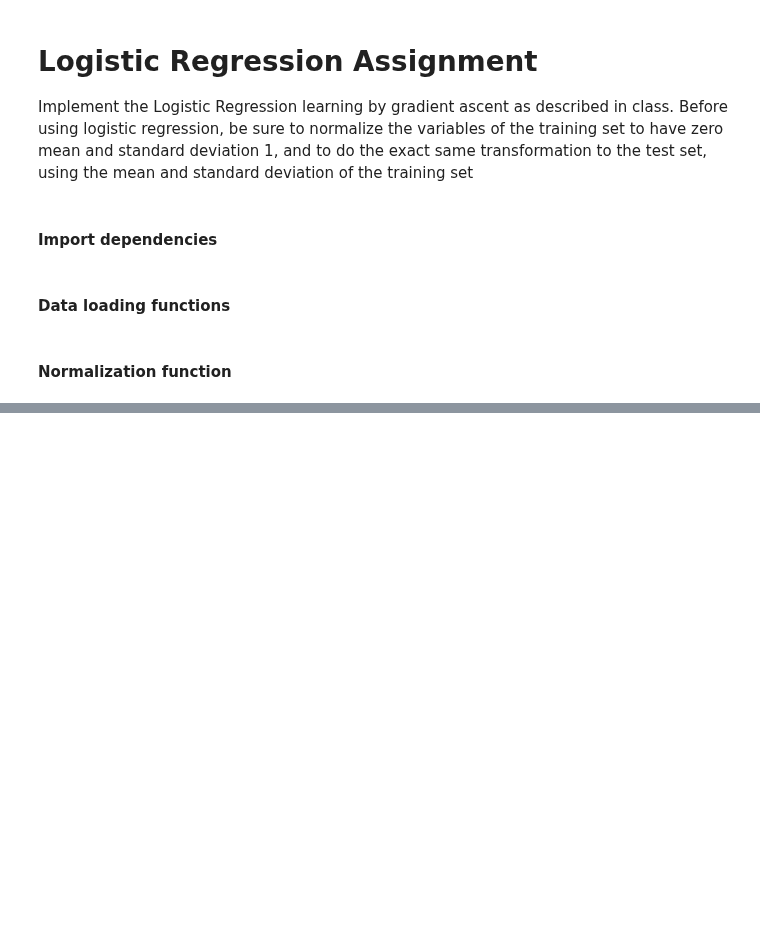
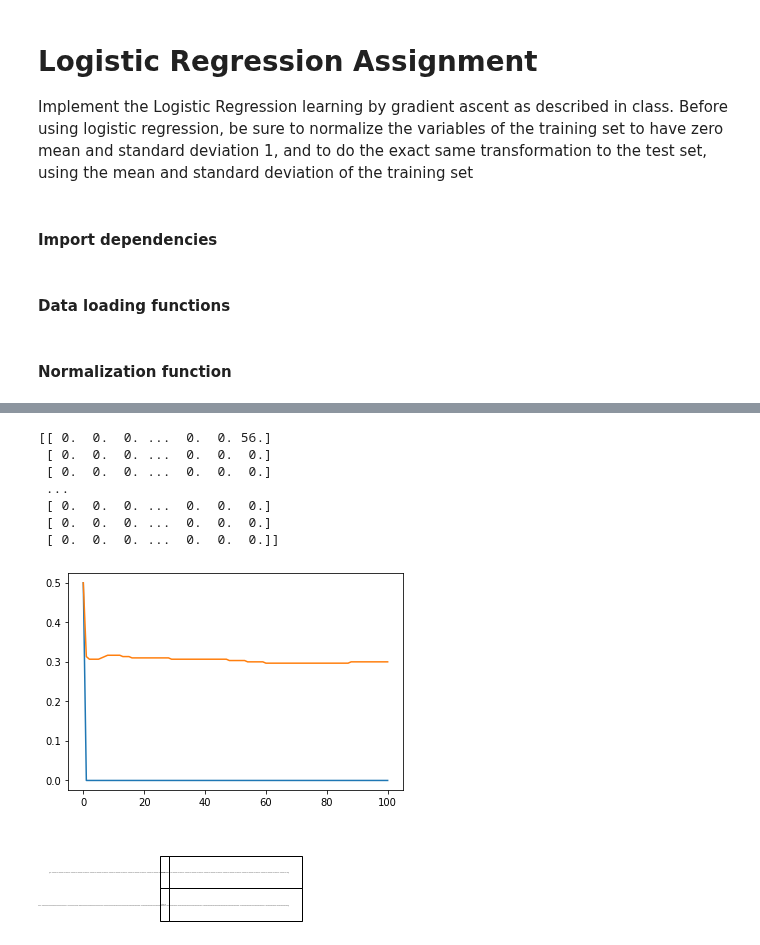
Before and after one commit to Kosaro/MachineLearningAssignments, a Jupyter notebook: TISP.ipynb, the cells around one changed output, grey strips where cells are left out. Cells and saved outputs as stored; diff of their text form; code cells hidden in the pictures; blank space fills up the shorter version.

```diff
--- a/TISP.ipynb
+++ b/TISP.ipynb
@@ -101,2 +114,13 @@ train_tisp(train_x, train_y, test_x, test_y)
+# %%
+train_x, train_y, test_x, test_y = get_dexter()
 # %%
-train_tisp(train_x, train_y, test_x, test_y)
+train_tisp(train_x, train_y, test_x, test_y, .01)
+# %% [output]
+[[ 0.  0.  0. ...  0.  0. 56.]
+ [ 0.  0.  0. ...  0.  0.  0.]
+ [ 0.  0.  0. ...  0.  0.  0.]
+ ...
+ [ 0.  0.  0. ...  0.  0.  0.]
+ [ 0.  0.  0. ...  0.  0.  0.]
+ [ 0.  0.  0. ...  0.  0.  0.]]
+[figure, added]
```
Also changed, not shown: parts of 6 cells of this notebook.
